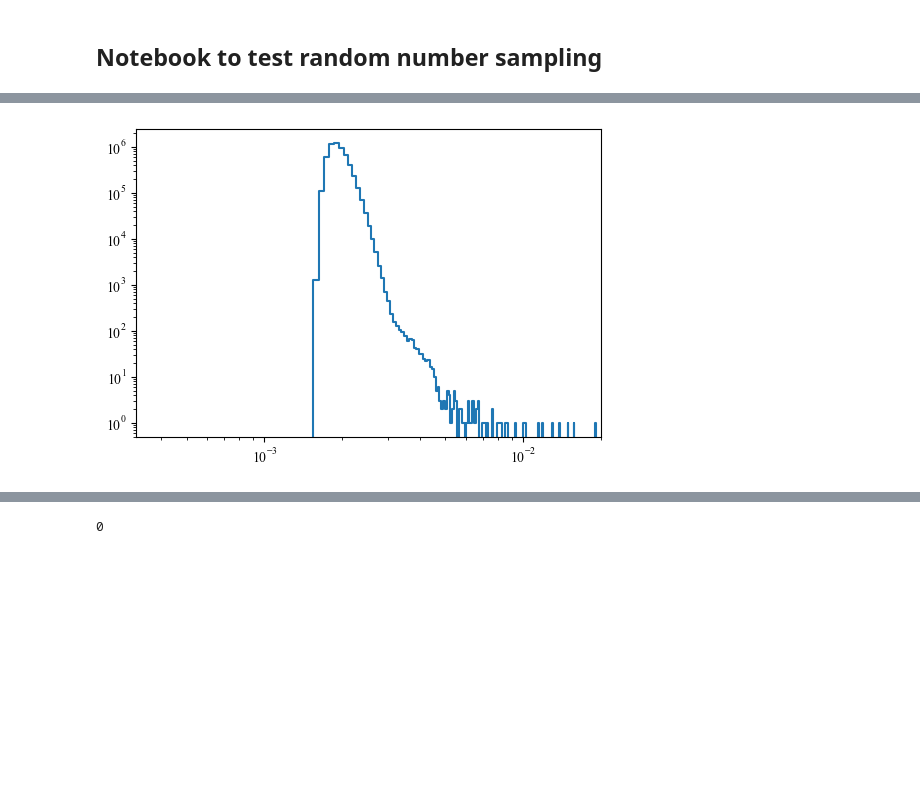
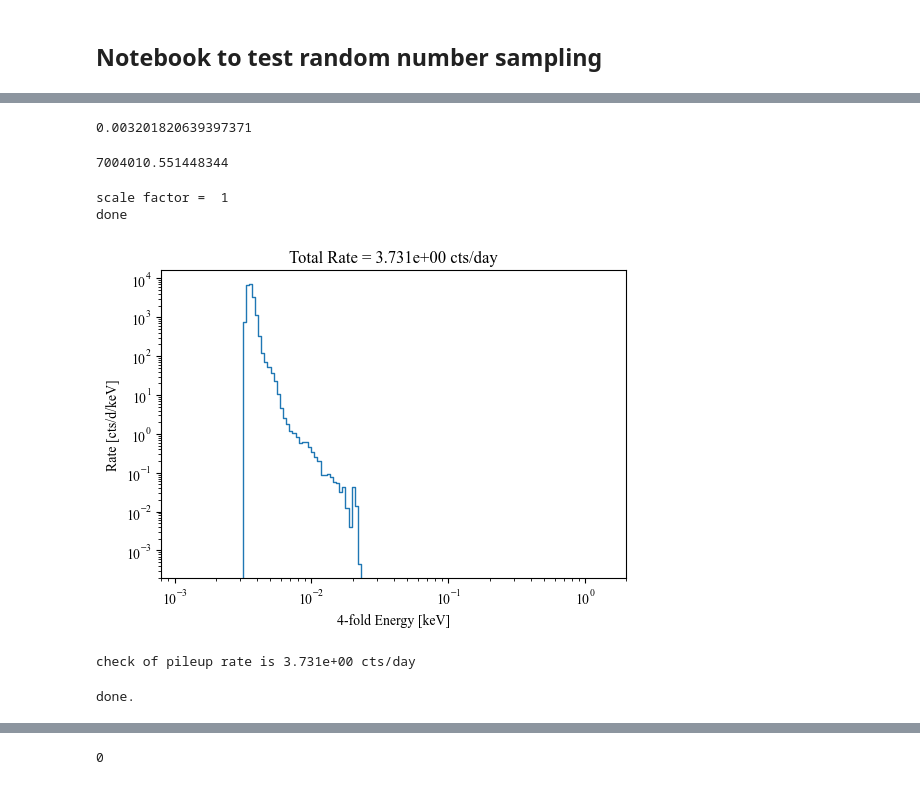
Before and after one commit to spice-herald/DarkLim, a Jupyter notebook: examples/sampling_test.ipynb, the cells around one changed output, grey strips where cells are left out. Cells and saved outputs as stored; diff of their text form; code cells hidden in the pictures; blank space fills up the shorter version.

```diff
--- a/examples/sampling_test.ipynb
+++ b/examples/sampling_test.ipynb
@@ -36,6 +38,13 @@ def find_nearest_floor(array, value):
     #idx = (np.floor(np.abs(array - value))).argmin()
     idx = array.searchsorted(value, 'right') - 1
     return idx, array[idx]
+
+def pdf_integral(pdf,e_low,e_high,npts):
+    '''
+    assumes 'pdf' is a lambda function
+    '''
+    en_interp = np.geomspace(e_low,e_high, num=npts)
+    return np.trapz( pdf(en_interp), x=en_interp)
 # %%
 # Run57 load LEE histogram
 si_mass_kg = 0.2329e-3
@@ -59,6 +68,13 @@ ax.set_yscale('log')
 #hr = h.similar_blank_histogram()
 #hr.add(randos)
 #hr.plot()
+ax.grid(lw=0.5,ls='--',which='both')
+
+# make interpolation function to use as well:
+lee_func = interpolate.interp1d(h.bin_centers,h.histogram,bounds_error=False,fill_value=0)
+e_low, e_high = h.bin_centers[0], 100e-3
+en_interp = np.linspace(e_low,e_high, num=10000)
+plt.plot(en_interp,lee_func(en_interp),color='tomato')
 # %% [output]
 250
 249
@@ -73,7 +153,7 @@ max_coinc = 4
 energy_res = 0.2e-3 # keV
 
 #per_device_threshold = stats.norm.isf(stats.norm.sf(5)**(1/max_coinc)) * energy_res
-per_device_threshold = 1e-3
+per_device_threshold = 0.8e-3
 print(per_device_threshold)
 
 cut_idx, cut_val = find_nearest_floor(h.bin_edges, per_device_threshold)
@@ -98,6 +178,6 @@ ax.set_yscale('log')
 #scale = hn.n/hnr.n
 #hnr.plot(scale_histogram_by=scale)
 
-rate = np.sum(hn.histogram * (hn.bin_edges[1::]-hn.bin_edges[:-1]))
-print('rate above {:0.3e} keV = {:0.3e} cts/day'.format(per_device_threshold,rate))
+rate_above_threshold = np.sum(hn.histogram * (hn.bin_edges[1::]-hn.bin_edges[:-1]))
+print('rate above {:0.3e} keV = {:0.3e} cts/day'.format(per_device_threshold,rate_above_threshold))
 # %% [output]
@@ -121,44 +201,64 @@ print(per_device_threshold)
+# %%
+min(keepers)
+# %% [output]
+0.003201820639397371
+# %%
+rate_above_threshold
+# %% [output]
+7004010.551448344
 # %%
 # plot the keepers - normalize to rate
 
 w = 100e-6 # coincidence window in seconds
 
 fig, ax = plt.subplots(1,figsize=(6,4))
 #hnk = hn.similar_blank_histogram()
 #hnk.add(keepers)
 #hnk.plot()
 
 # log bins
-e_low = 1e-3
+e_low = per_device_threshold
 e_high = 2
-hnk = Hist1d(keepers,bins=np.geomspace(e_low,e_high,num=200))
-bw = h.bin_edges[1::]-h.bin_edges[:-1]
+hnk = Hist1d(keepers,bins=np.geomspace(e_low,e_high,num=150))
+bw = hnk.bin_edges[1::]-hnk.bin_edges[:-1]
 
-#normalize:
+# normalize based on what arrangement of sensors we are
+# assuming:
 detector = '4-1cm2'
 #detector = '16-0.5cm2'
 #detector = '24-1cm2'
 scale_factor = 1
+lee_scale_factor = 1
 if detector=='4-1cm2':
     scale_factor = 1
+    lee_scale_factor = 1
 if detector=='16-0.5cm2':
     scale_factor = 9
+    lee_scale_factor = 0.1/8 # 0.1 from R&D, 8 from simple volume reduction
+    # run this with he_gain = 0.3
 if detector=='24-1cm2':
     scale_factor = 13
+    lee_scale_factor = 0.1/2 # 0.1 from R&D, 2 from simple volume reduction (thinner sensor)
+    # run this with he_gain = 0.3
 
-# get rate above device threshold in single device:
-        rate = pdf_integral(pdf,per_device_threshold,e_high,npts)/24/3600 # want in counts/s/kg
-        print('\tRate from {:.4f} to {:.4f} keV = {:.2e} evts/d/kg'.format(per_device_threshold,e_high,rate*3600*24))
+print('scale factor = ',scale_factor)
+# pileup rate:
+pile_up_rate = scale_factor * (lee_scale_factor*rate_above_threshold/24/3600)**n_devices * w**(n_devices-1) * 3600*24
 
-# pileup rate:
-pile_up_rate = scale_factor * (rate/24/3600)**n_devices * w**(n_devices-1)*3600*24
-
-pile_up_rate = res_dict[str(m)+'_'+str(c)+'_rate']
+# normalize hist:
 hnk *= pile_up_rate/np.sum(hnk.histogram)
 hnk *= 1/bw
 
-ax.set_xlim(cut_val,2e-2)
+hnk.plot(lw=1)
+
+ax.set_xlim(e_low,e_high)
 ax.set_xscale('log')
 ax.set_yscale('log')
+ax.set_xlabel('4-fold Energy [keV]')
+ax.set_ylabel('Rate [cts/d/keV]')
+ax.set_title('Total Rate = {:0.3e} cts/day'.format(pile_up_rate))
+print('done')
 # %% [output]
+scale factor =  1
+done
-[figure, old version]
+[figure, new version]
@@ -167,11 +265,19 @@ ax.set_yscale('log')
+# %%
+# check the normalization of that histogram is correct:
+rate_check = np.sum(hnk.histogram * (hnk.bin_edges[1::]-hnk.bin_edges[:-1]))
+print('check of pileup rate is {:0.3e} cts/day'.format(rate_check))
+# %% [output]
+check of pileup rate is 3.731e+00 cts/day
 # %%
-save = False
+save = True
 if save:
-    outname = './LEE_templates/LEE_bkg_{:d}device_{:d}fold_{:0.0f}mus.txt'.format(n_devices,n_devices,w/1e-6)
-    tot = np.column_stack( (h_4fold_normed.bin_centers, h_4fold_normed.histogram) )
+    outname = './Run57_LEE_templates/LEE_bkg_{:s}_{:d}fold_{:0.0f}mus_{:0.2e}keV.txt'.format(detector,n_devices,w/1e-6,per_device_threshold)
+    tot = np.column_stack( (hnk.bin_centers, hnk.histogram) )
     np.savetxt(outname,tot,fmt=['%.5e','%0.5e'] ,delimiter=' ', header='energy[keV] evts/day/keV/kg')
 
 print('done.')# generate toys from m devices with n-fold coincidence
+# %% [output]
+done.
 # %%
 print(raw_evts)
 print(summed_energy)
```
Also changed, not shown: parts of 7 cells of this notebook, 5 other files.
